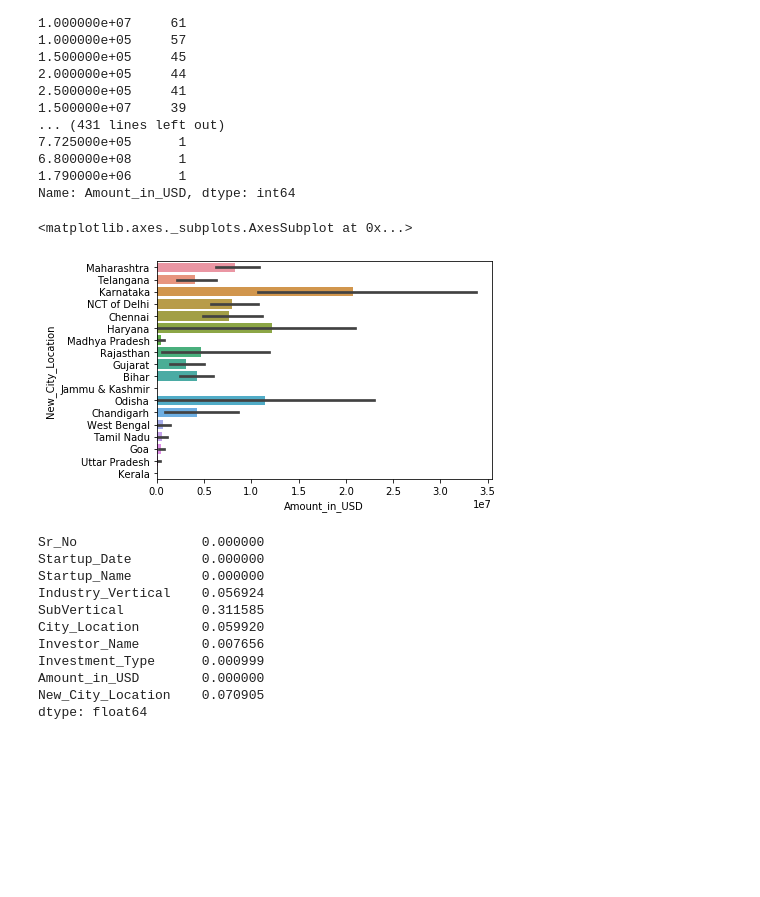
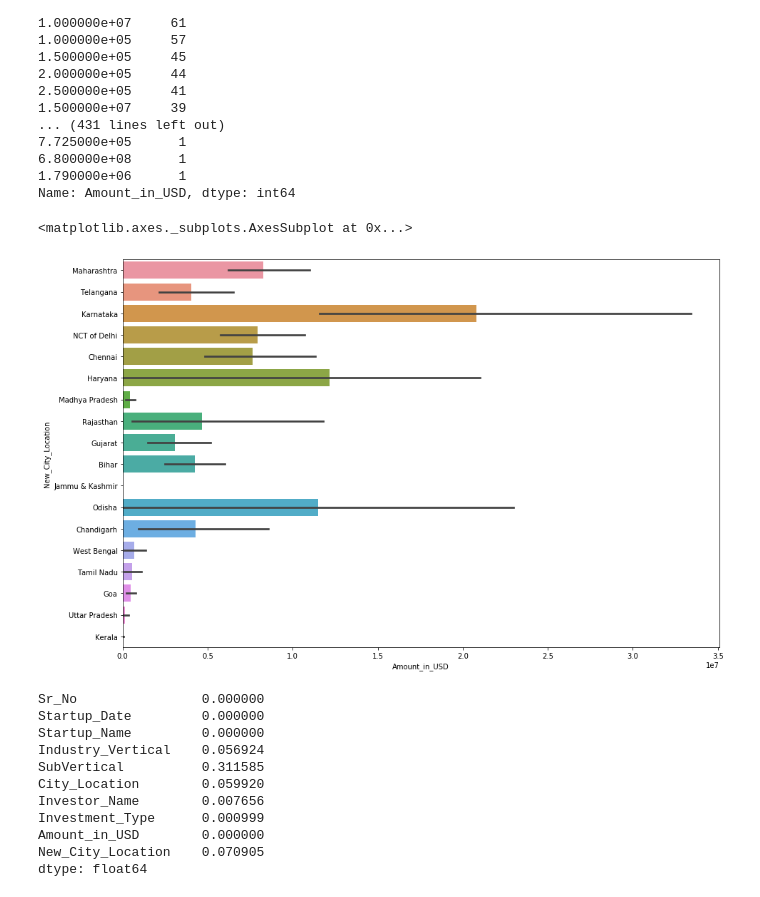
Before and after one commit to blaine12100/Indian-Startup-Funding-Analysis, a Jupyter notebook: Indian Startup Funding Insights.ipynb, the cells around one changed output. Saved outputs shown, nothing was run; the diff lists cells and outputs as text; code cells hidden in the pictures; blank space fills up the shorter version.

```diff
--- a/Indian Startup Funding Insights.ipynb
+++ b/Indian Startup Funding Insights.ipynb
@@ -104,0 +112,5 @@ startup_data.head(10)
+# %%
+# startup_data.New_City_Location.value_counts(dropna=False)
+startup_data.dropna(subset=['New_City_Location'],inplace=True)
+startup_data.isna().sum()
+# new_startup_data=startup_data.loc[:,['New_City_Location']]
@@ -163,15 +202,15 @@ Name: Amount_in_USD, dtype: int64
 # %%
 '''Inference
 Karnataka has the Highest Number of Startups with the Most Value
 Kerala has the least Startups in terms of value
 
 Surprisingly,Value of Startups in Haryana is more than that of Maharashtra(Check Startups based on New City Localtion)
 '''
-
+plt.figure(figsize=(15,10))
 sns.barplot(x='Amount_in_USD',y='New_City_Location',data=startup_data)
 # %% [output]
 <matplotlib.axes._subplots.AxesSubplot at 0x...>
-[figure, old version]
+[figure, new version]
 # %%
 '''Percentage of Missing records'''
 
```
Also changed, not shown: parts of 52 cells of this notebook, 1 other file.
